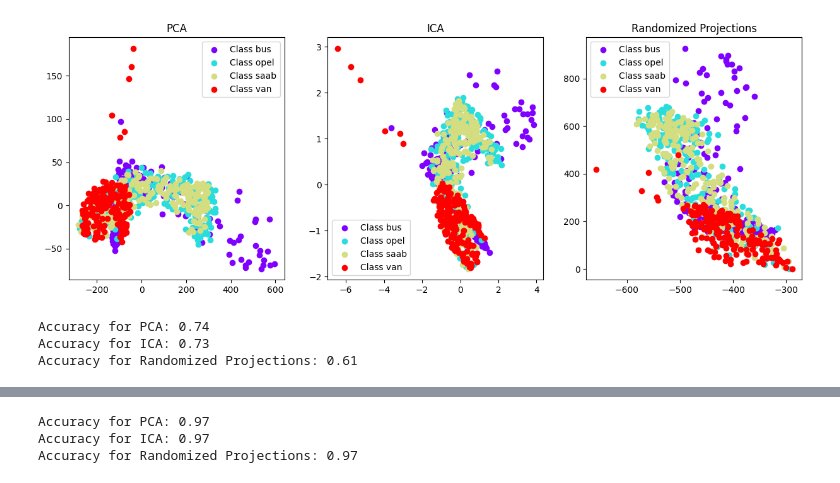
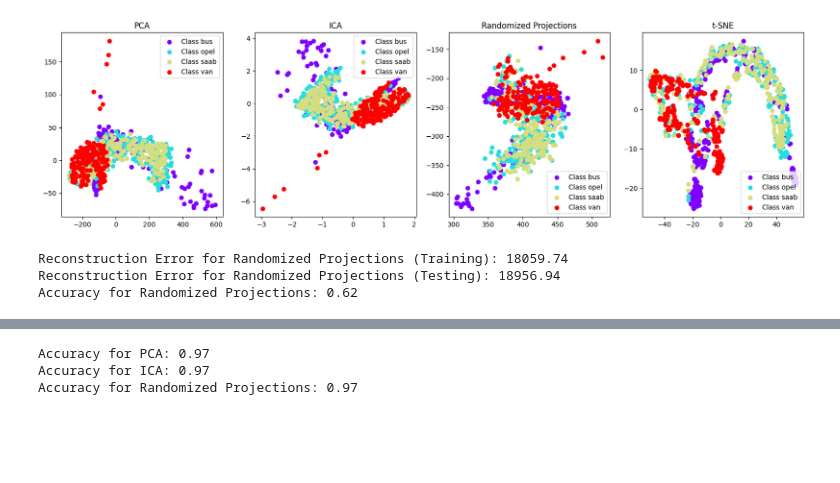
Before and after one commit to HaoKang-Timmy/assignment3, a Jupyter notebook: hw3/part2.ipynb, the cells around one changed output, grey strips where cells are left out. Cells and saved outputs as stored; diff of their text form; code cells hidden in the pictures; blank space fills up the shorter version.

```diff
--- a/hw3/part2.ipynb
+++ b/hw3/part2.ipynb
@@ -4,6 +4,7 @@ import matplotlib.pyplot as plt
 from sklearn.decomposition import PCA
 from sklearn.decomposition import FastICA
 from sklearn.random_projection import GaussianRandomProjection
+from sklearn.manifold import TSNE  # Import t-SNE
 from sklearn.datasets import fetch_openml
 
 # Load the Statlog dataset
@@ -27,47 +28,60 @@ ica_result = ica.fit_transform(X)
 rp = GaussianRandomProjection(n_components=2)
 
 # Fit and transform the data
 rp_result = rp.fit_transform(X)
 
+# Initialize t-SNE model with the desired number of components
+tsne = TSNE(n_components=2, random_state=42)
+
+# Fit and transform the data using t-SNE
+tsne_result = tsne.fit_transform(X)
+
 # Separate data points by class labels
 unique_labels = np.unique(y)
 
 # Create a list of colors for each class
 colors = plt.cm.rainbow(np.linspace(0, 1, len(unique_labels)))
 
 # Plot the results of each technique while distinguishing classes
-plt.figure(figsize=(15, 5))
+plt.figure(figsize=(20, 5))
 
-plt.subplot(131)
+plt.subplot(141)
 for label, color in zip(unique_labels, colors):
     plt.scatter(pca_result[y == label, 0], pca_result[y == label, 1], label=f'Class {label}', color=color)
 plt.title("PCA")
 plt.legend()
 
-plt.subplot(132)
+plt.subplot(142)
 for label, color in zip(unique_labels, colors):
     plt.scatter(ica_result[y == label, 0], ica_result[y == label, 1], label=f'Class {label}', color=color)
 plt.title("ICA")
 plt.legend()
 
-plt.subplot(133)
+plt.subplot(143)
 for label, color in zip(unique_labels, colors):
     plt.scatter(rp_result[y == label, 0], rp_result[y == label, 1], label=f'Class {label}', color=color)
 plt.title("Randomized Projections")
 plt.legend()
 
+plt.subplot(144)
+for label, color in zip(unique_labels, colors):
+    plt.scatter(tsne_result[y == label, 0], tsne_result[y == label, 1], label=f'Class {label}', color=color)
+plt.title("t-SNE")
+plt.legend()
+
 plt.show()
 # %% [output]
-[figure, old version]
+[figure, new version]
 # %%
 import numpy as np
 from sklearn.decomposition import PCA, FastICA
 from sklearn.random_projection import GaussianRandomProjection
+from sklearn.manifold import TSNE
 from sklearn.ensemble import RandomForestClassifier
 from sklearn.datasets import fetch_openml
 from sklearn.model_selection import train_test_split
-from sklearn.metrics import accuracy_score
-n_components = 10
+from sklearn.metrics import accuracy_score, mean_squared_error
+
 # Load the Statlog dataset
 vehicle = fetch_openml("vehicle")
 X = vehicle.data
@@ -76,25 +90,8 @@ y = vehicle.target
 # Split the data into training and testing sets
 X_train, X_test, y_train, y_test = train_test_split(X, y, test_size=0.2, random_state=42)
 
-# Initialize the PCA model with the desired number of components
-pca = PCA(n_components=n_components)
-
-# Fit and transform the training data
-pca_result_train = pca.fit_transform(X_train)
-
-# Transform the testing data
-pca_result_test = pca.transform(X_test)
-
-# Initialize the ICA model with the desired number of components
-ica = FastICA(n_components=n_components)
-
-# Fit and transform the training data
-ica_result_train = ica.fit_transform(X_train)
-
-# Transform the testing data
-ica_result_test = ica.transform(X_test)
-
 # Initialize the Randomized Projection model with the desired number of components
+n_components = 6
 rp = GaussianRandomProjection(n_components=n_components)
 
 # Fit and transform the training data
@@ -103,32 +100,30 @@ rp_result_train = rp.fit_transform(X_train)
 # Transform the testing data
 rp_result_test = rp.transform(X_test)
 
+# Inverse transform to get the reconstructed data
+rp_reconstructed_train = rp.inverse_transform(rp_result_train)
+rp_reconstructed_test = rp.inverse_transform(rp_result_test)
+
+# Calculate reconstruction error (MSE) for training and testing data
+reconstruction_error_train = mean_squared_error(X_train, rp_reconstructed_train)
+reconstruction_error_test = mean_squared_error(X_test, rp_reconstructed_test)
+
 # Initialize a Random Forest classifier
 clf = RandomForestClassifier(random_state=42)
-
-# Evaluate accuracy for PCA
-clf.fit(pca_result_train, y_train)
-y_pred_pca = clf.predict(pca_result_test)
-accuracy_pca = accuracy_score(y_test, y_pred_pca)
-
-# Evaluate accuracy for ICA
-clf.fit(ica_result_train, y_train)
-y_pred_ica = clf.predict(ica_result_test)
-accuracy_ica = accuracy_score(y_test, y_pred_ica)
 
 # Evaluate accuracy for Randomized Projections
 clf.fit(rp_result_train, y_train)
 y_pred_rp = clf.predict(rp_result_test)
 accuracy_rp = accuracy_score(y_test, y_pred_rp)
 
-# Print the accuracies
-print(f"Accuracy for PCA: {accuracy_pca:.2f}")
-print(f"Accuracy for ICA: {accuracy_ica:.2f}")
+# Print the reconstruction error and accuracy for Randomized Projections
+print(f"Reconstruction Error for Randomized Projections (Training): {reconstruction_error_train:.2f}")
+print(f"Reconstruction Error for Randomized Projections (Testing): {reconstruction_error_test:.2f}")
 print(f"Accuracy for Randomized Projections: {accuracy_rp:.2f}")
 # %% [output]
-Accuracy for PCA: 0.74
-Accuracy for ICA: 0.73
-Accuracy for Randomized Projections: 0.61
+Reconstruction Error for Randomized Projections (Training): 18059.74
+Reconstruction Error for Randomized Projections (Testing): 18956.94
+Accuracy for Randomized Projections: 0.62
 # %%
 import numpy as np
 import pandas as pd
```
Also changed, not shown: parts of 1 cell of this notebook, 3 other files.
